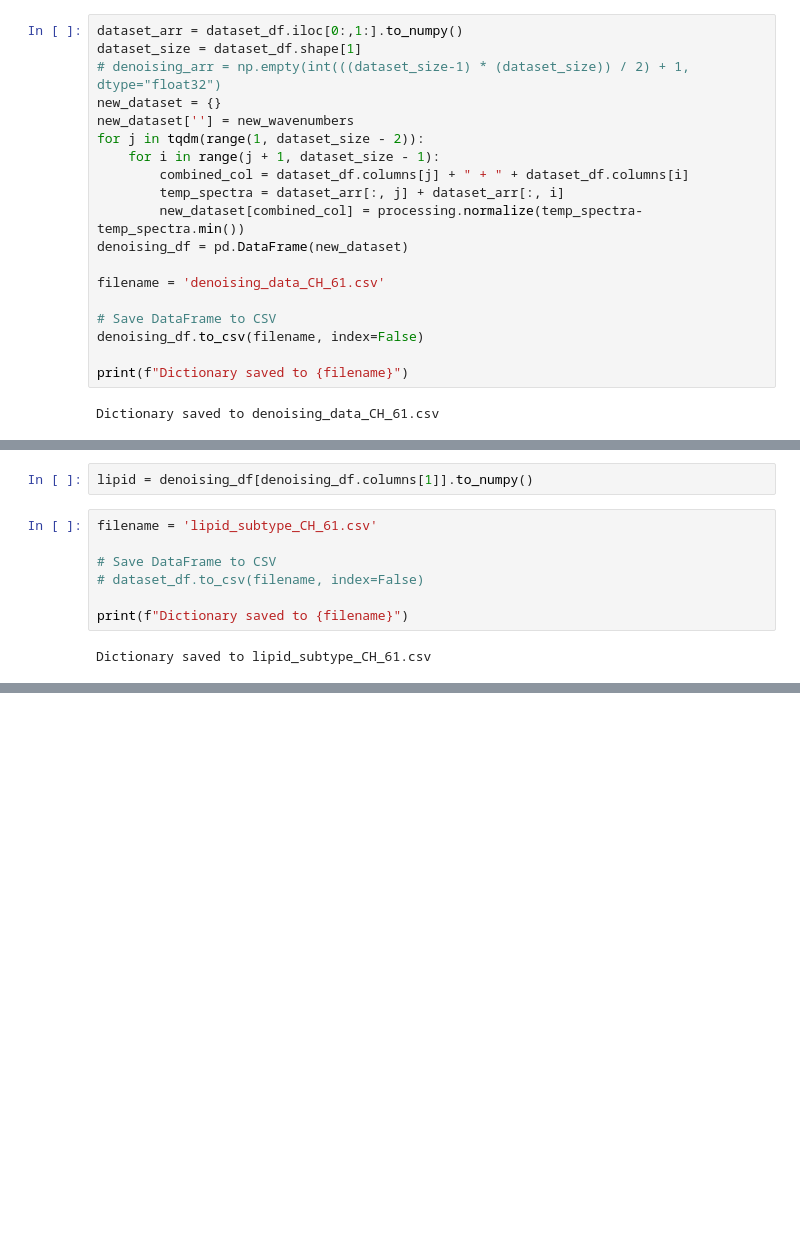
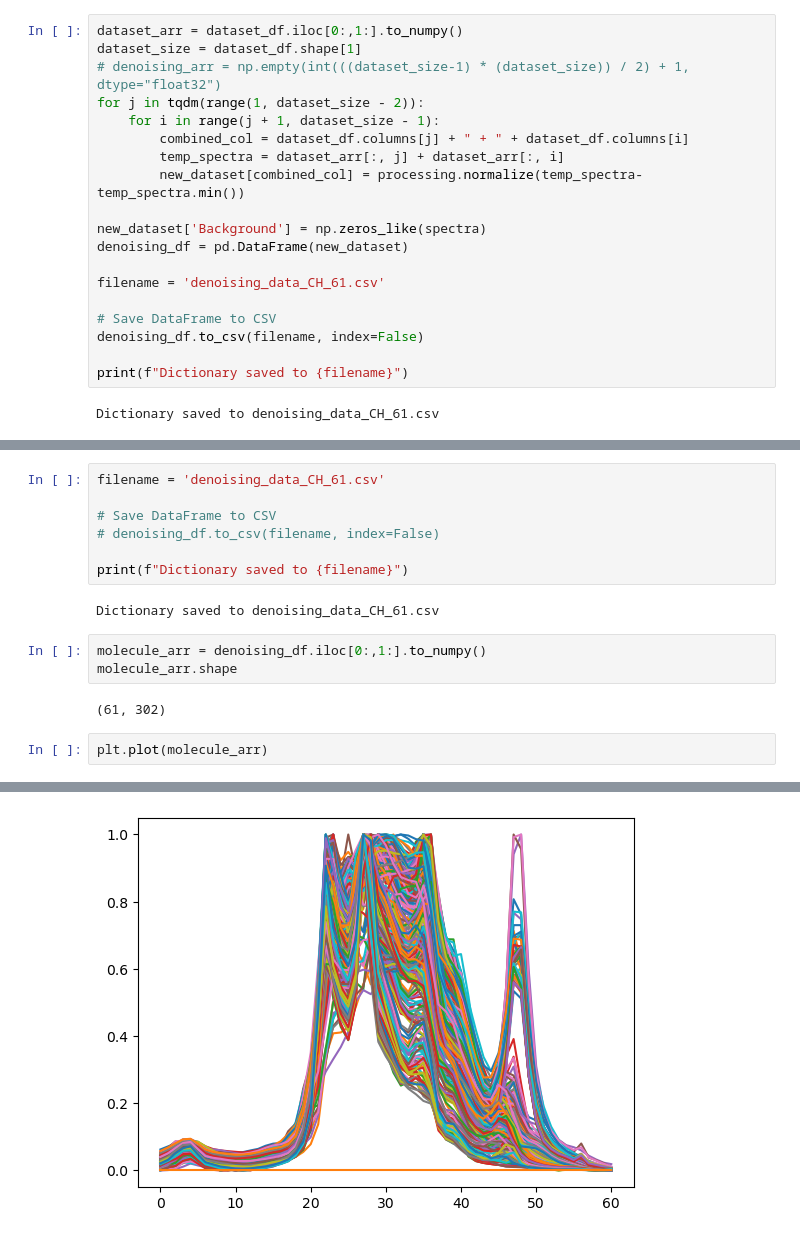
Before and after one commit to jvillazon/hsi_machine_learning, a Jupyter notebook: ML/spontaneous_processing.ipynb, the cells around one changed output, grey strips where cells are left out. Saved outputs shown, nothing was run; the diff lists cells and outputs as text; blank space fills up the shorter version.

```diff
--- a/ML/spontaneous_processing.ipynb
+++ b/ML/spontaneous_processing.ipynb
@@ -70,13 +71,13 @@ plt.plot(lipid)
 dataset_arr = dataset_df.iloc[0:,1:].to_numpy()
 dataset_size = dataset_df.shape[1]
 # denoising_arr = np.empty(int(((dataset_size-1) * (dataset_size)) / 2) + 1, dtype="float32")
-new_dataset = {}
-new_dataset[''] = new_wavenumbers
 for j in tqdm(range(1, dataset_size - 2)):
     for i in range(j + 1, dataset_size - 1):
         combined_col = dataset_df.columns[j] + " + " + dataset_df.columns[i]
         temp_spectra = dataset_arr[:, j] + dataset_arr[:, i]
         new_dataset[combined_col] = processing.normalize(temp_spectra-temp_spectra.min())
+
+new_dataset['Background'] = np.zeros_like(spectra)
 denoising_df = pd.DataFrame(new_dataset)
 
 filename = 'denoising_data_CH_61.csv'
@@ -106,11 +107,17 @@ denoising_df
-# %%
-lipid = denoising_df[denoising_df.columns[1]].to_numpy()
 # %%
-filename = 'lipid_subtype_CH_61.csv'
+filename = 'denoising_data_CH_61.csv'
 
 # Save DataFrame to CSV
-# dataset_df.to_csv(filename, index=False)
+# denoising_df.to_csv(filename, index=False)
 
 print(f"Dictionary saved to {filename}")
 # %% [output]
-Dictionary saved to lipid_subtype_CH_61.csv
+Dictionary saved to denoising_data_CH_61.csv
+# %%
+molecule_arr = denoising_df.iloc[0:,1:].to_numpy()
+molecule_arr.shape
+# %% [output]
+(61, 302)
+# %%
+plt.plot(molecule_arr)
+# %% [output]
@@ -116,0 +141 @@ Dictionary saved to lipid_subtype_CH_61.csv
+[figure, added]
```
Also changed, not shown: parts of 12 cells of this notebook, 6 other files.
